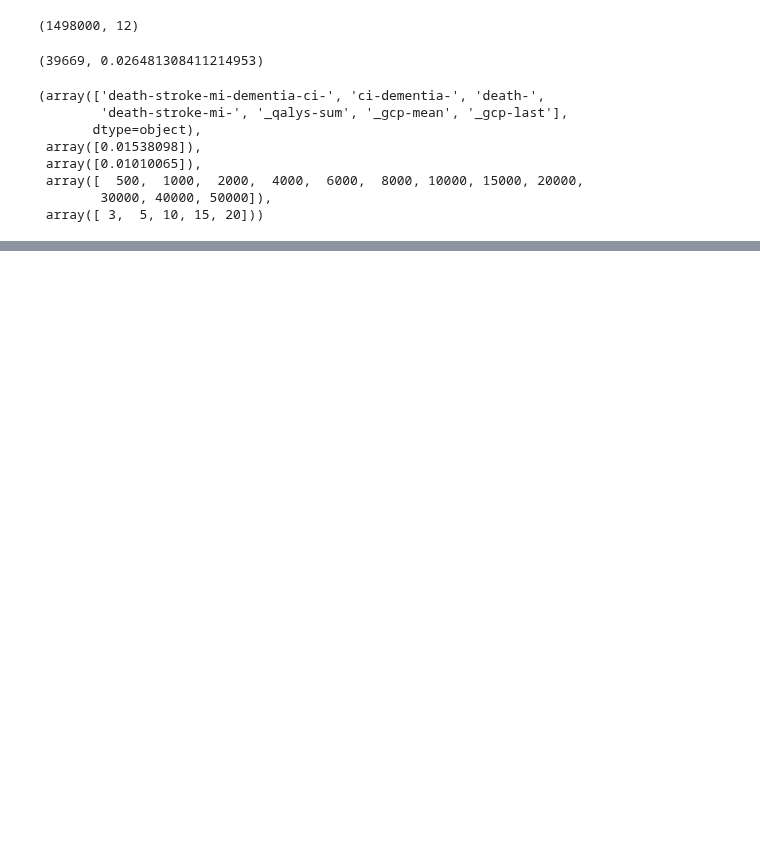
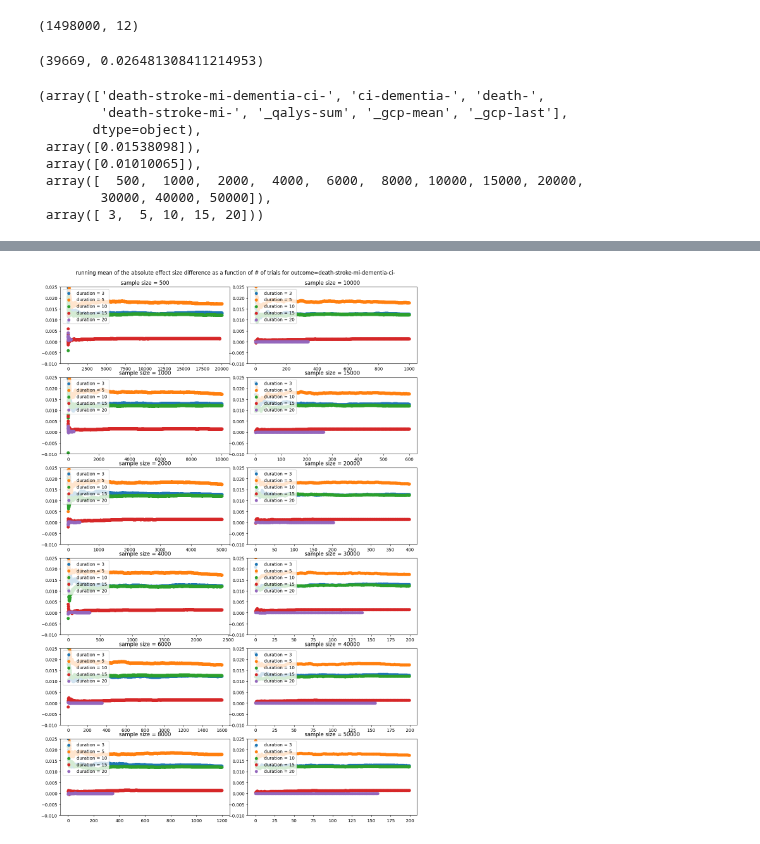
Before and after one commit to deligkaris/microsimNotebooks, a Jupyter notebook: convergenceOfTrialsetResults.ipynb, the cells around one changed output, grey strips where cells are left out. Drawn from its saved outputs; the diff is of its cells as text; code cells hidden in the pictures; blank space fills up the shorter version.

```diff
--- a/convergenceOfTrialsetResults.ipynb
+++ b/convergenceOfTrialsetResults.ipynb
@@ -173,0 +133,51 @@ plt.show()
+# %%
+#choose an outcome 0-6 and the ylims will be set accordingly
+iOutcome = 0
+
+outcome = outcomes[iOutcome]
+iCvRisk = 0
+iDementiaRisk = 0
+ylims = [[-0.01,0.025],[-0.01,0.01],[-0.005,0.02],[-0.0,0.04],[-0.25,0.05],[-0.15,0.],[-0.2,0.05]]
+
+nPlots = len(sampleSizes)
+
+fig, axes = plt.subplots(int(nPlots/2),2,figsize=(12,18))
+
+fig.suptitle(f"running mean of the absolute effect size difference as a function of # of trials for outcome={outcome}")
+fig.tight_layout()
+fig.subplots_adjust(top=0.95)
+
+for i, sampleSize in enumerate(sampleSizes):
+
+    #set position of this subplot
+    iAxe = i%int(nPlots/2)
+    jAxe = 0 if int(i/(nPlots/2))==0 else 1
+    ax = axes[iAxe,jAxe]
+
+    ax.set_title(f"sample size = {sampleSize}")
+
+    for duration in durations:
+
+        plotData=results.loc[ #get all relevant data
+                        (results["outcome"]==outcome) &
+                        (results["sampleSize"]==sampleSize) &
+                        (results["OutcomeModelType.DEMENTIA"]==dementiaRisks[iDementiaRisk]) &
+                        (results["OutcomeModelType.CARDIOVASCULAR"]==cvRisks[iCvRisk]) &
+                        (results["duration"]==duration), "runMeanAbsEffectSizeDiff"].copy()
+                        #(results["duration"]==duration), "runMeanTrialPower"].copy()
+
+        nTrials = plotData.shape[0]
+
+        ax.scatter(range(len(plotData)),plotData,label=f"duration = {duration}")
+        ax.legend(loc="upper left")
+        ax.set_ylim(*ylims[iOutcome])
+        #ax.set_xlabel("# of trials")
+        #plt.scatter(nTrials,meanAbsEffectSizeDiff[f"{outcome},{duration},{sampleSize},{iCvRisk},{iDementiaRisk}"])
+
+    #.ylim(-0.3,0.1)
+    #plt.legend()
+    #plt.xlabel("# of trials")
+    #i = i + 1
+plt.show()
+# %% [output]
+[figure, added]
```
Also changed, not shown: parts of 6 cells of this notebook.
